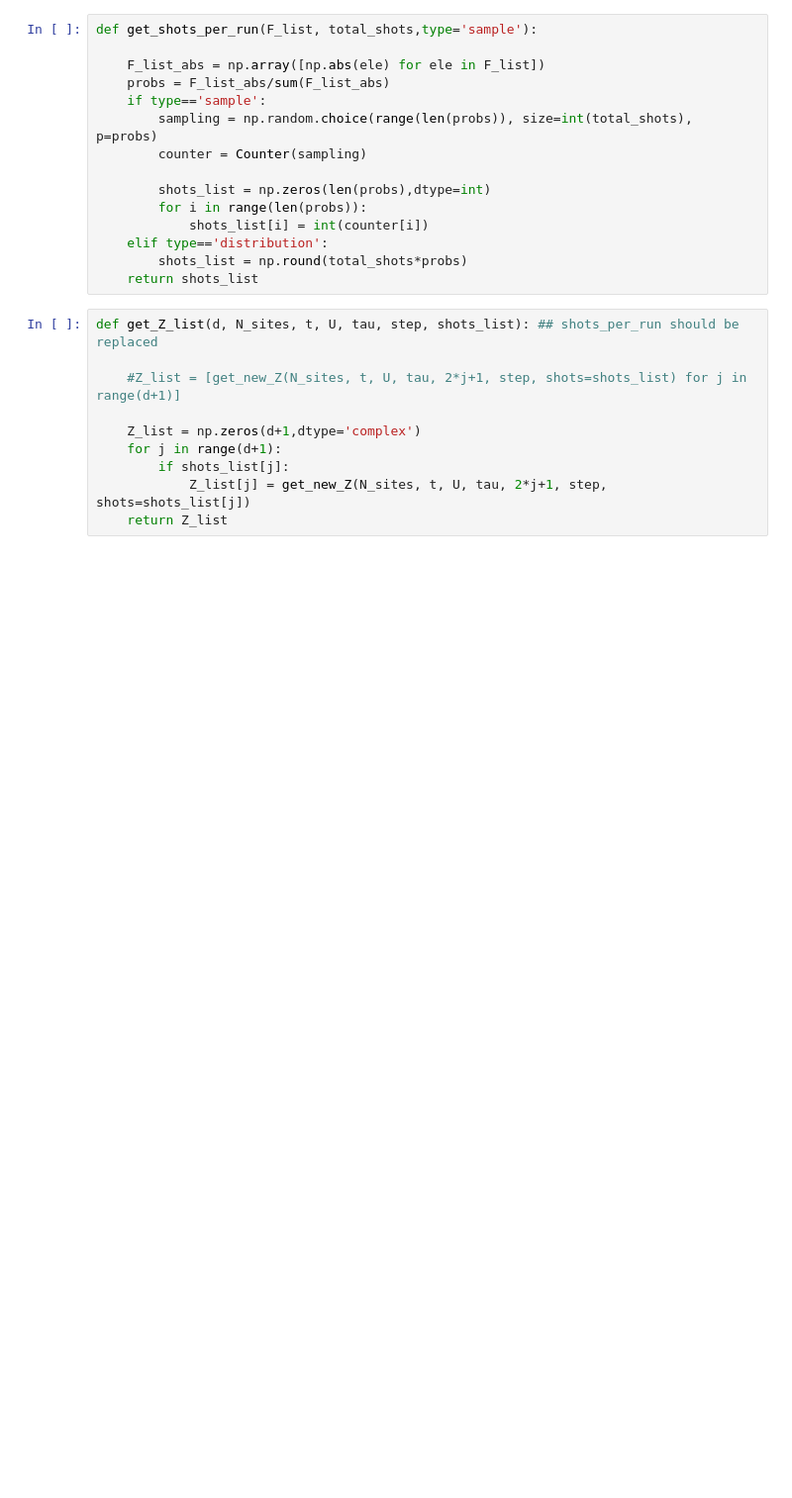
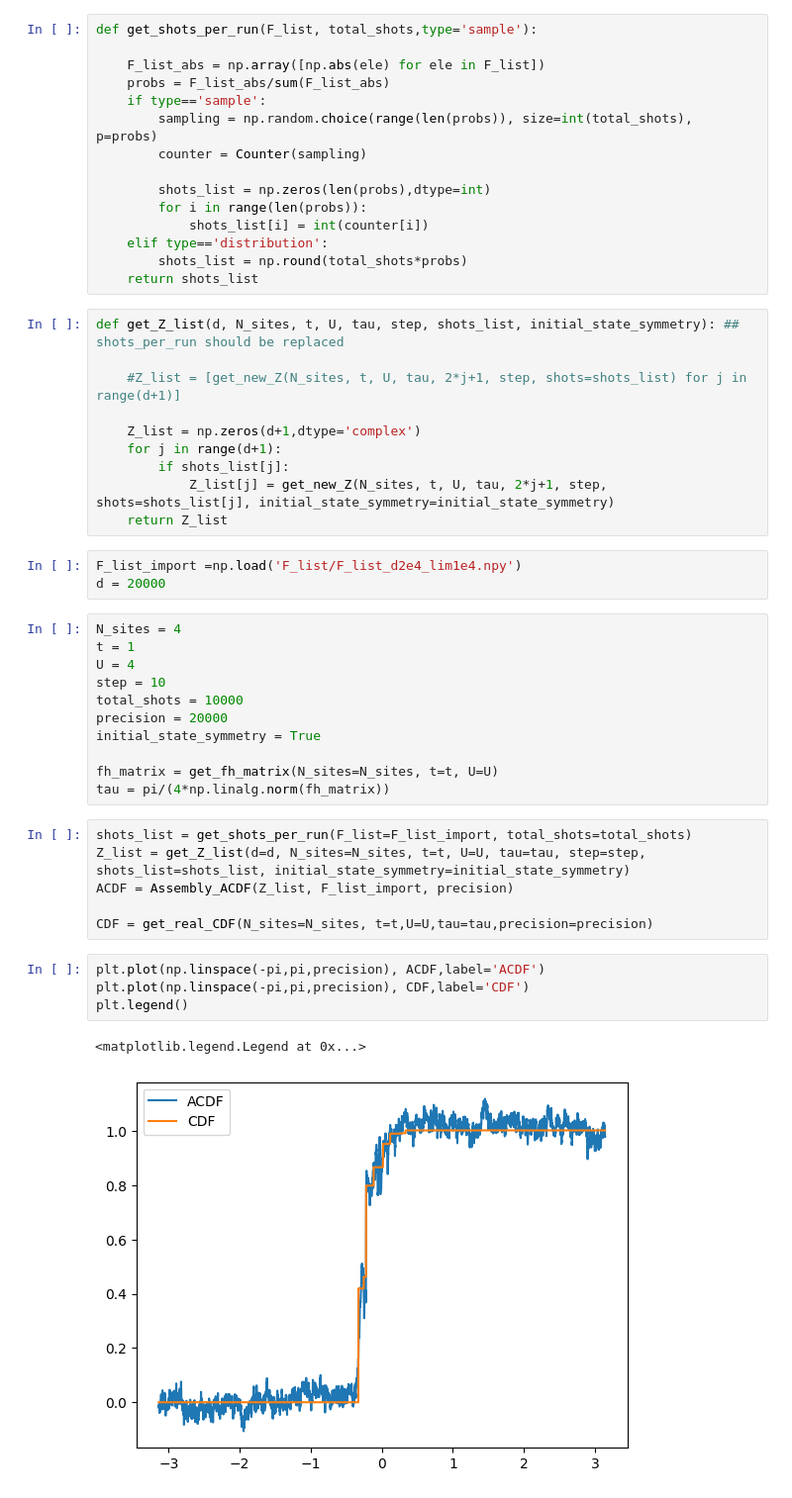
Before and after one commit to Dran-Z/QHack2023-SunnyDelft, a Jupyter notebook: HA_noiseless_braket.ipynb, the cells around one changed output. Shown at 99% size. Saved outputs shown, nothing was run; the diff lists cells and outputs as text; blank space fills up the shorter version.

```diff
--- a/HA_noiseless_braket.ipynb
+++ b/HA_noiseless_braket.ipynb
@@ -210,12 +222,39 @@ def get_shots_per_run(F_list, total_shots,type='sample'):
         shots_list = np.round(total_shots*probs)
     return shots_list
 # %%
-def get_Z_list(d, N_sites, t, U, tau, step, shots_list): ## shots_per_run should be replaced
+def get_Z_list(d, N_sites, t, U, tau, step, shots_list, initial_state_symmetry): ## shots_per_run should be replaced
 
     #Z_list = [get_new_Z(N_sites, t, U, tau, 2*j+1, step, shots=shots_list) for j in range(d+1)]
 
     Z_list = np.zeros(d+1,dtype='complex')
     for j in range(d+1):
         if shots_list[j]:
-            Z_list[j] = get_new_Z(N_sites, t, U, tau, 2*j+1, step, shots=shots_list[j])
+            Z_list[j] = get_new_Z(N_sites, t, U, tau, 2*j+1, step, shots=shots_list[j], initial_state_symmetry=initial_state_symmetry)
     return Z_list
+# %%
+F_list_import =np.load('F_list/F_list_d2e4_lim1e4.npy')
+d = 20000
+# %%
+N_sites = 4
+t = 1
+U = 4
+step = 10
+total_shots = 10000
+precision = 20000
+initial_state_symmetry = True
+
+fh_matrix = get_fh_matrix(N_sites=N_sites, t=t, U=U)
+tau = pi/(4*np.linalg.norm(fh_matrix))
+# %%
+shots_list = get_shots_per_run(F_list=F_list_import, total_shots=total_shots)
+Z_list = get_Z_list(d=d, N_sites=N_sites, t=t, U=U, tau=tau, step=step, shots_list=shots_list, initial_state_symmetry=initial_state_symmetry)
+ACDF = Assembly_ACDF(Z_list, F_list_import, precision)
+
+CDF = get_real_CDF(N_sites=N_sites, t=t,U=U,tau=tau,precision=precision)
+# %%
+plt.plot(np.linspace(-pi,pi,precision), ACDF,label='ACDF')
+plt.plot(np.linspace(-pi,pi,precision), CDF,label='CDF')
+plt.legend()
+# %% [output]
+<matplotlib.legend.Legend at 0x...>
+[figure, added]
```
Also changed, not shown: parts of 3 cells of this notebook, 14 other files.
